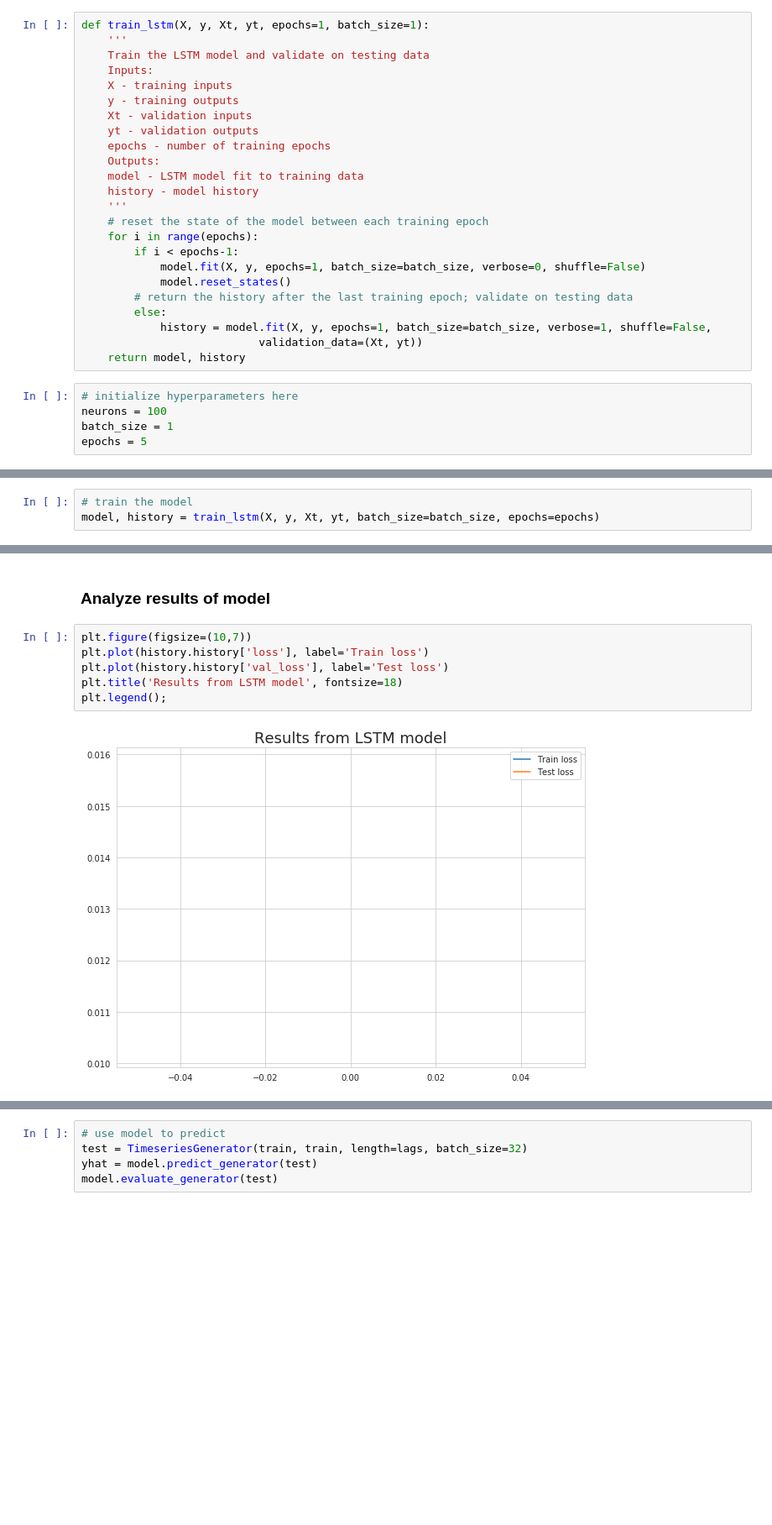
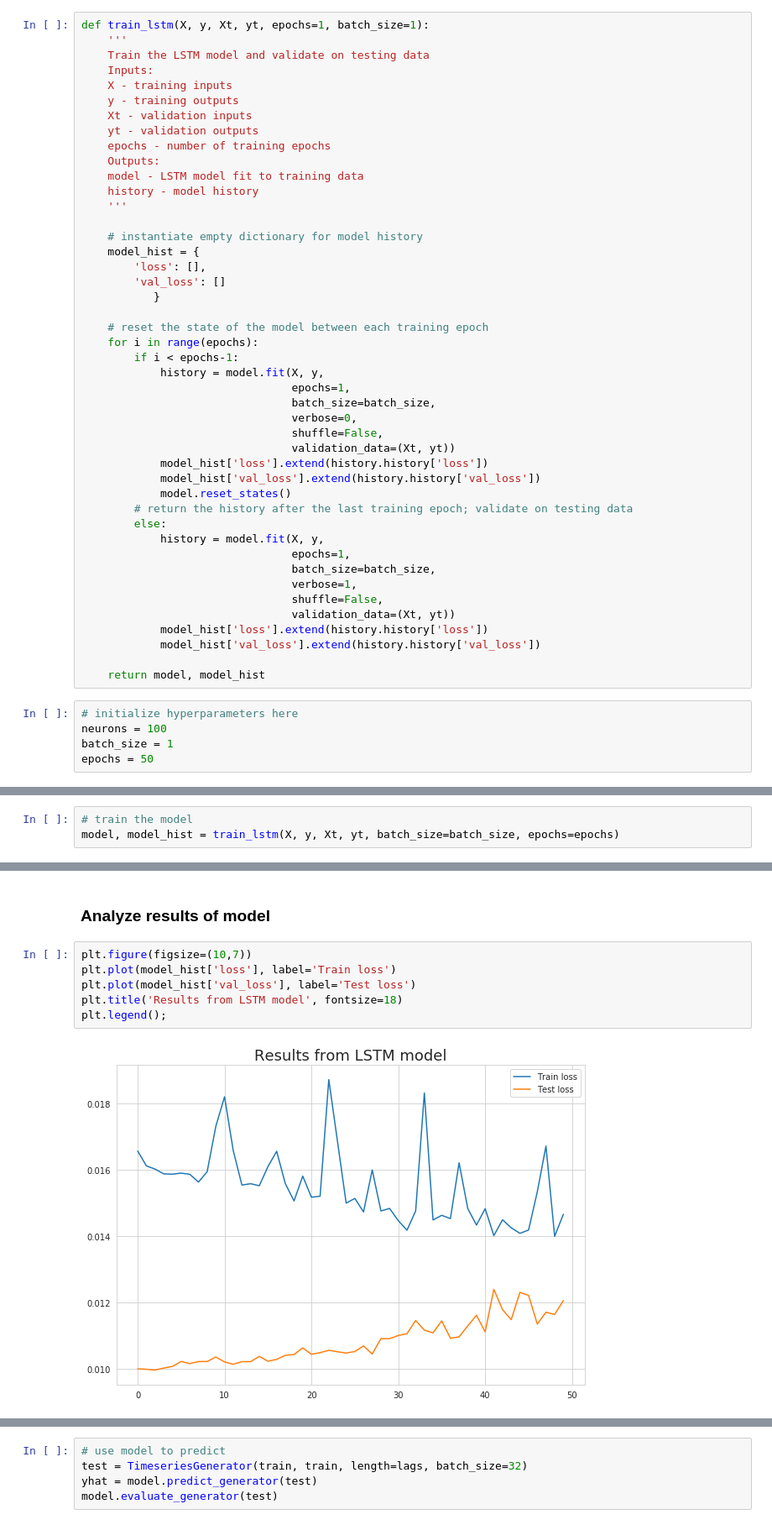
Before and after one commit to mattg12/Financial-Time-Series, a Jupyter notebook: code/Forecasting Futures Prices with LSTMs.ipynb, the cells around one changed output, grey strips where cells are left out. Shown at 84% size. Drawn from its saved outputs; the diff is of its cells as text; blank space fills up the shorter version.

Commit message:
still debugging lstm

```diff
--- a/code/Forecasting Futures Prices with LSTMs.ipynb
+++ b/code/Forecasting Futures Prices with LSTMs.ipynb
@@ -165,21 +178,42 @@ def train_lstm(X, y, Xt, yt, epochs=1, batch_size=1):
     model - LSTM model fit to training data
     history - model history
     '''
+
+    # instantiate empty dictionary for model history
+    model_hist = {
+        'loss': [],
+        'val_loss': []
+           }
+
     # reset the state of the model between each training epoch
     for i in range(epochs):
         if i < epochs-1:
-            model.fit(X, y, epochs=1, batch_size=batch_size, verbose=0, shuffle=False)
+            history = model.fit(X, y,
+                                epochs=1,
+                                batch_size=batch_size,
+                                verbose=0,
+                                shuffle=False,
+                                validation_data=(Xt, yt))
+            model_hist['loss'].extend(history.history['loss'])
+            model_hist['val_loss'].extend(history.history['val_loss'])
             model.reset_states()
         # return the history after the last training epoch; validate on testing data
         else:
-            history = model.fit(X, y, epochs=1, batch_size=batch_size, verbose=1, shuffle=False,
-                           validation_data=(Xt, yt))
-    return model, history
+            history = model.fit(X, y,
+                                epochs=1,
+                                batch_size=batch_size,
+                                verbose=1,
+                                shuffle=False,
+                                validation_data=(Xt, yt))
+            model_hist['loss'].extend(history.history['loss'])
+            model_hist['val_loss'].extend(history.history['val_loss'])
+
+    return model, model_hist
 # %%
 # initialize hyperparameters here
 neurons = 100
 batch_size = 1
-epochs = 5
+epochs = 50
 # %%
 # define model architecture and build
 model = Sequential()
@@ -188,7 +222,7 @@ model.add(Dense(1, activation='linear'))
 model.compile(optimizer='adam', loss='mse')
 # %%
 # train the model
-model, history = train_lstm(X, y, Xt, yt, batch_size=batch_size, epochs=epochs)
+model, model_hist = train_lstm(X, y, Xt, yt, batch_size=batch_size, epochs=epochs)
 # %% [output]
 Train on 3265 samples, validate on 1400 samples
 Epoch 1/1
@@ -196,12 +231,12 @@ Epoch 1/1
 ### Analyze results of model
 # %%
 plt.figure(figsize=(10,7))
-plt.plot(history.history['loss'], label='Train loss')
-plt.plot(history.history['val_loss'], label='Test loss')
+plt.plot(model_hist['loss'], label='Train loss')
+plt.plot(model_hist['val_loss'], label='Test loss')
 plt.title('Results from LSTM model', fontsize=18)
 plt.legend();
 # %% [output]
-[figure, old version]
+[figure, new version]
 # %% [markdown]
 ### Forecasting with the model
 
```
Also changed, not shown: parts of 4 cells of this notebook.
